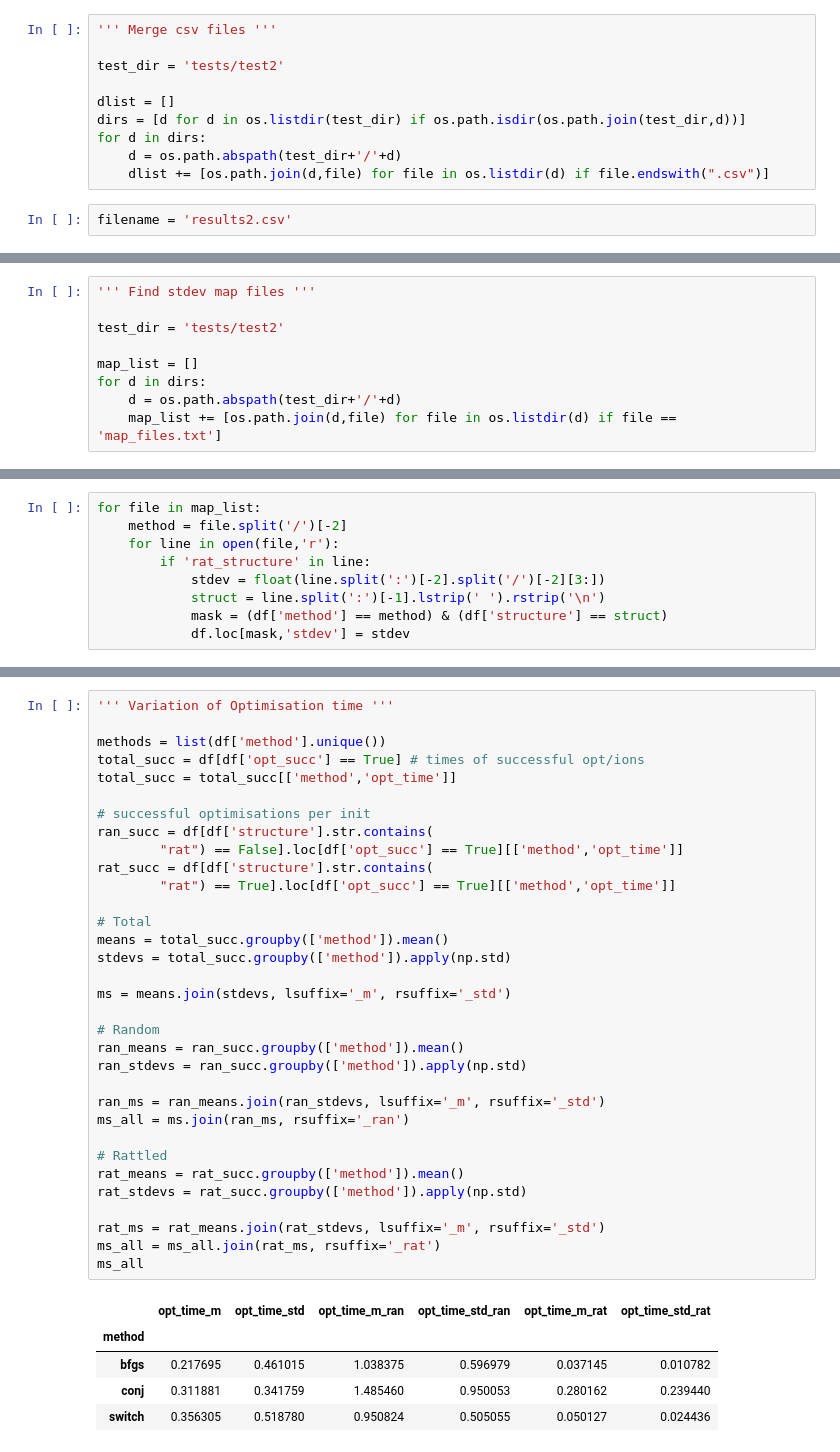
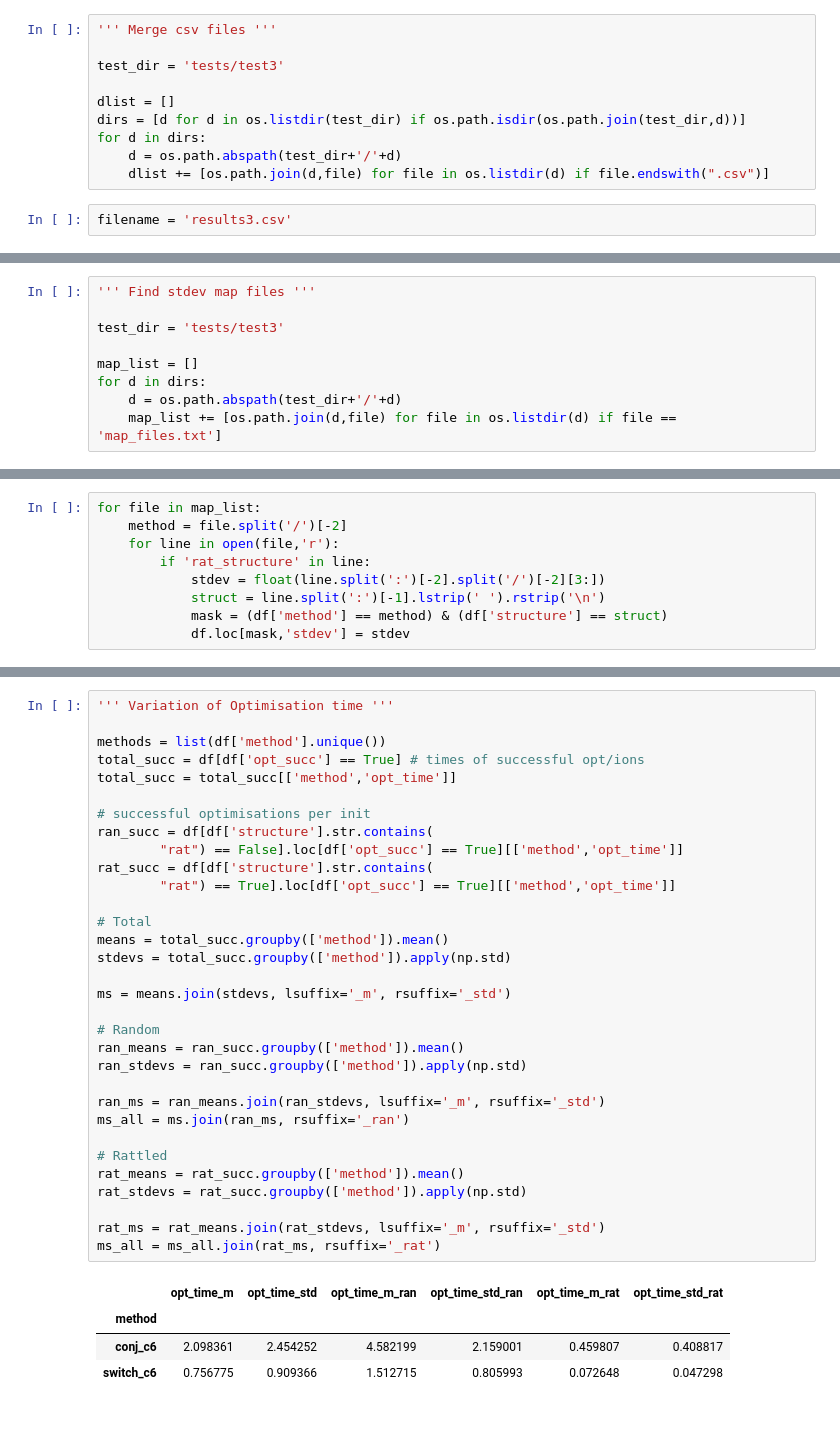
Before and after one commit to sanantoniochili/Switch_Implementation, a Jupyter notebook: Read Results.ipynb, the cells around one changed output, grey strips where cells are left out. Drawn from its saved outputs; the diff is of its cells as text; blank space fills up the shorter version.

```diff
--- a/Read Results.ipynb
+++ b/Read Results.ipynb
@@ -6,7 +6,7 @@ import matplotlib.pyplot as plt
 # %%
 ''' Merge csv files '''
 
-test_dir = 'tests/test2'
+test_dir = 'tests/test3'
 
 dlist = []
 dirs = [d for d in os.listdir(test_dir) if os.path.isdir(os.path.join(test_dir,d))]
@@ -14,7 +14,7 @@ for d in dirs:
 	d = os.path.abspath(test_dir+'/'+d)
 	dlist += [os.path.join(d,file) for file in os.listdir(d) if file.endswith(".csv")]
 # %%
-filename = 'results2.csv'
+filename = 'results3.csv'
 # %%
 df = pd.read_csv(dlist[0], skipinitialspace=True)
 for x in range(1,len(dlist)):
@@ -92,7 +94,7 @@ plt.show()
 # %%
 ''' Find stdev map files '''
 
-test_dir = 'tests/test2'
+test_dir = 'tests/test3'
 
 map_list = []
 for d in dirs:
@@ -182,37 +188,35 @@ total_succ = df[df['opt_succ'] == True] # times of successful opt/ions
 total_succ = total_succ[['method','opt_time']]
 
 # successful optimisations per init
 ran_succ = df[df['structure'].str.contains(
 		"rat") == False].loc[df['opt_succ'] == True][['method','opt_time']]
 rat_succ = df[df['structure'].str.contains(
 		"rat") == True].loc[df['opt_succ'] == True][['method','opt_time']]
 
 # Total
 means = total_succ.groupby(['method']).mean()
 stdevs = total_succ.groupby(['method']).apply(np.std)
 
 ms = means.join(stdevs, lsuffix='_m', rsuffix='_std')
 
 # Random
 ran_means = ran_succ.groupby(['method']).mean()
 ran_stdevs = ran_succ.groupby(['method']).apply(np.std)
 
 ran_ms = ran_means.join(ran_stdevs, lsuffix='_m', rsuffix='_std')
 ms_all = ms.join(ran_ms, rsuffix='_ran')
 
 # Rattled
 rat_means = rat_succ.groupby(['method']).mean()
 rat_stdevs = rat_succ.groupby(['method']).apply(np.std)
 
 rat_ms = rat_means.join(rat_stdevs, lsuffix='_m', rsuffix='_std')
 ms_all = ms_all.join(rat_ms, rsuffix='_rat')
-ms_all
 # %% [output]
 |  | opt_time_m | opt_time_std | opt_time_m_ran | opt_time_std_ran | opt_time_m_rat | opt_time_std_rat |
 | method |  |  |  |  |  |  |
-| bfgs | 0.217695 | 0.461015 | 1.038375 | 0.596979 | 0.037145 | 0.010782 |
-| conj | 0.311881 | 0.341759 | 1.485460 | 0.950053 | 0.280162 | 0.239440 |
-| switch | 0.356305 | 0.518780 | 0.950824 | 0.505055 | 0.050127 | 0.024436 |
+| conj_c6 | 2.098361 | 2.454252 | 4.582199 | 2.159001 | 0.459807 | 0.408817 |
+| switch_c6 | 0.756775 | 0.909366 | 1.512715 | 0.805993 | 0.072648 | 0.047298 |
 # %%
 fig, ax = plt.subplots()
 
```
Also changed, not shown: parts of 4 cells of this notebook.
